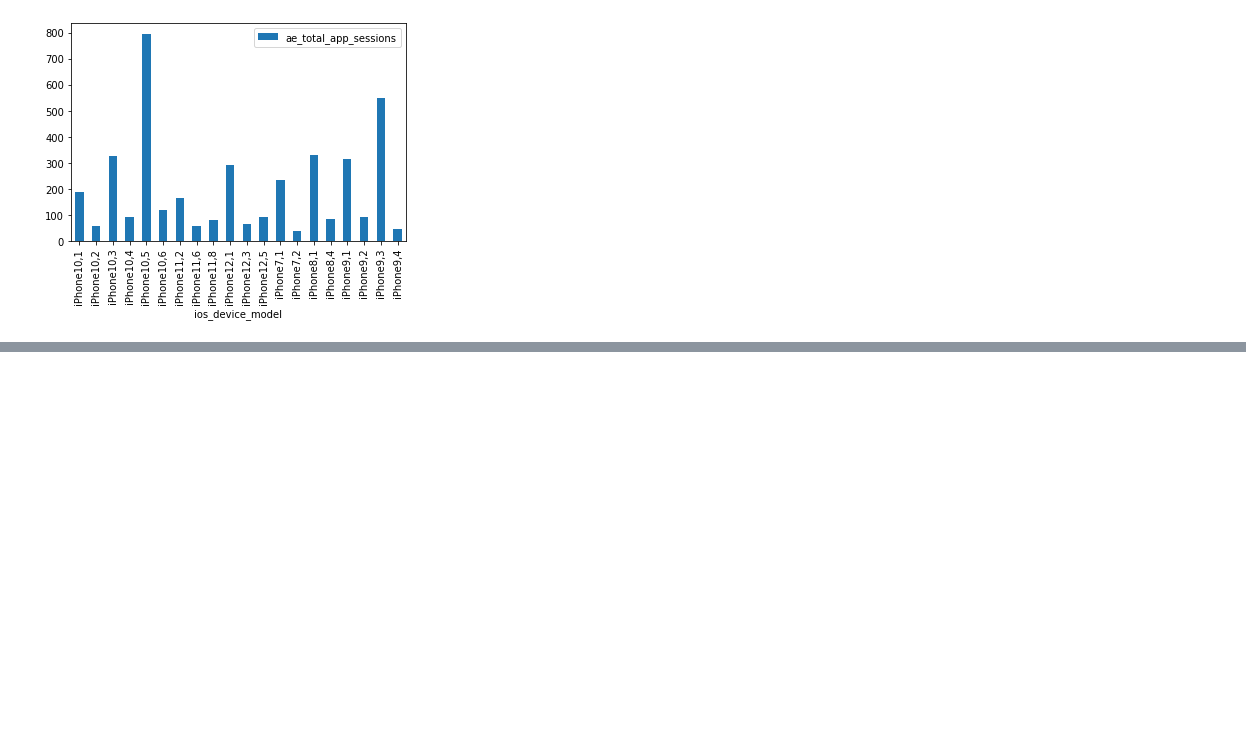
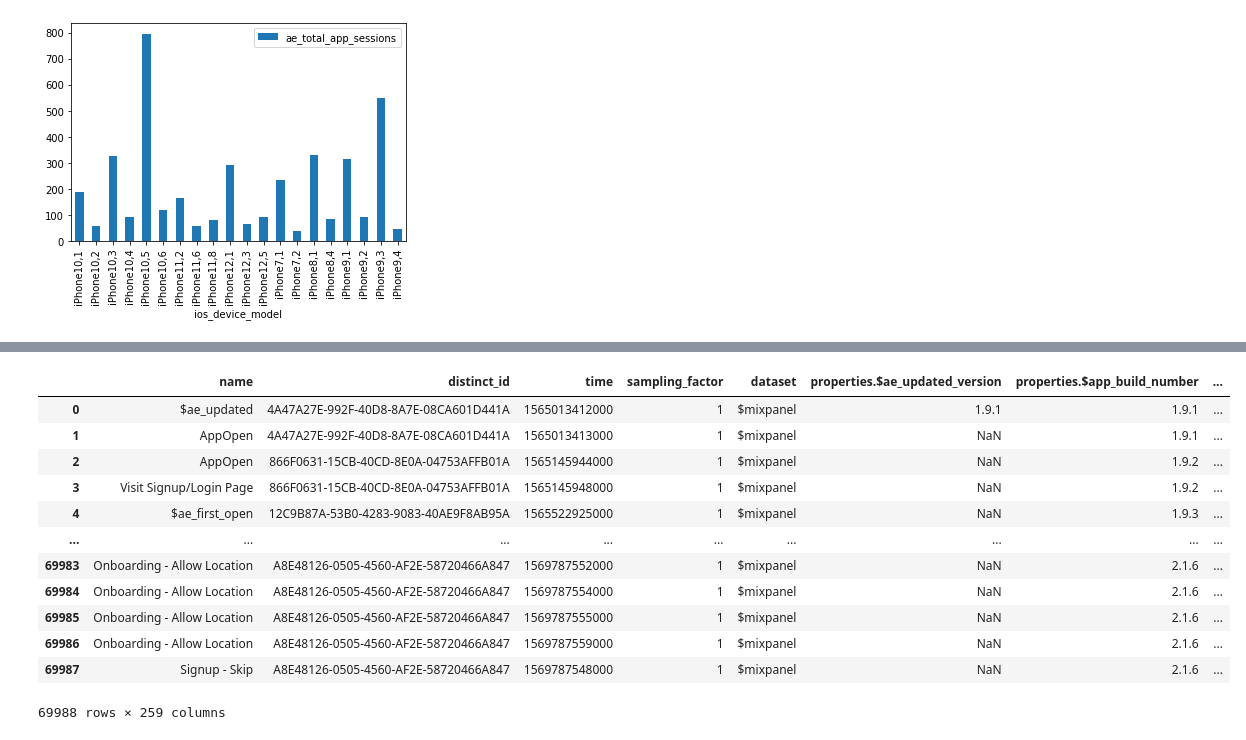
Before and after one commit to prkrishnan1/Simmer_DSS_SP20_Project_1, a Jupyter notebook: EDA_Charles.ipynb, the cells around one changed output, grey strips where cells are left out. Cells and saved outputs as stored; diff of their text form; code cells hidden in the pictures; blank space fills up the shorter version.

```diff
--- a/EDA_Charles.ipynb
+++ b/EDA_Charles.ipynb
@@ -194,0 +206,16 @@ num_sessions2.plot.bar();
+# %%
+aug_sep
+# %% [output]
+|  | name | distinct_id | time | sampling_factor | dataset | properties.$ae_updated_version | properties.$app_build_number | ... |
+| 0 | $ae_updated | 4A47A27E-992F-40D8-8A7E-08CA601D441A | 1565013412000 | 1 | $mixpanel | 1.9.1 | 1.9.1 | ... |
+| 1 | AppOpen | 4A47A27E-992F-40D8-8A7E-08CA601D441A | 1565013413000 | 1 | $mixpanel | NaN | 1.9.1 | ... |
+| 2 | AppOpen | 866F0631-15CB-40CD-8E0A-04753AFFB01A | 1565145944000 | 1 | $mixpanel | NaN | 1.9.2 | ... |
+| 3 | Visit Signup/Login Page | 866F0631-15CB-40CD-8E0A-04753AFFB01A | 1565145948000 | 1 | $mixpanel | NaN | 1.9.2 | ... |
+| 4 | $ae_first_open | 12C9B87A-53B0-4283-9083-40AE9F8AB95A | 1565522925000 | 1 | $mixpanel | NaN | 1.9.3 | ... |
+| ... | ... | ... | ... | ... | ... | ... | ... | ... |
+| 69983 | Onboarding - Allow Location | A8E48126-0505-4560-AF2E-58720466A847 | 1569787552000 | 1 | $mixpanel | NaN | 2.1.6 | ... |
+| 69984 | Onboarding - Allow Location | A8E48126-0505-4560-AF2E-58720466A847 | 1569787554000 | 1 | $mixpanel | NaN | 2.1.6 | ... |
+| 69985 | Onboarding - Allow Location | A8E48126-0505-4560-AF2E-58720466A847 | 1569787555000 | 1 | $mixpanel | NaN | 2.1.6 | ... |
+| 69986 | Onboarding - Allow Location | A8E48126-0505-4560-AF2E-58720466A847 | 1569787559000 | 1 | $mixpanel | NaN | 2.1.6 | ... |
+| 69987 | Signup - Skip | A8E48126-0505-4560-AF2E-58720466A847 | 1569787548000 | 1 | $mixpanel | NaN | 2.1.6 | ... |
+69988 rows × 259 columns
```
Also changed, not shown: parts of 2 cells of this notebook, 1 other file.
